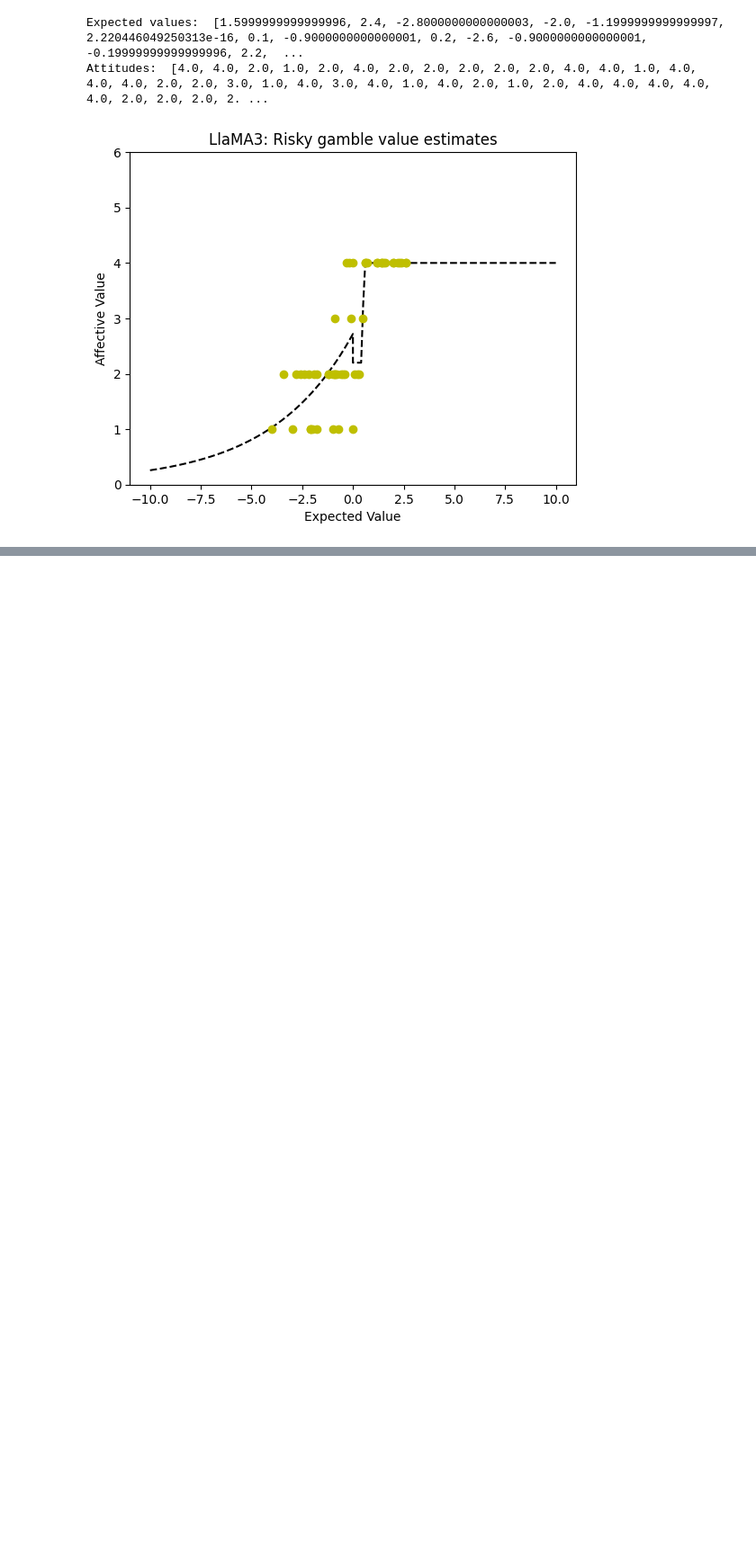
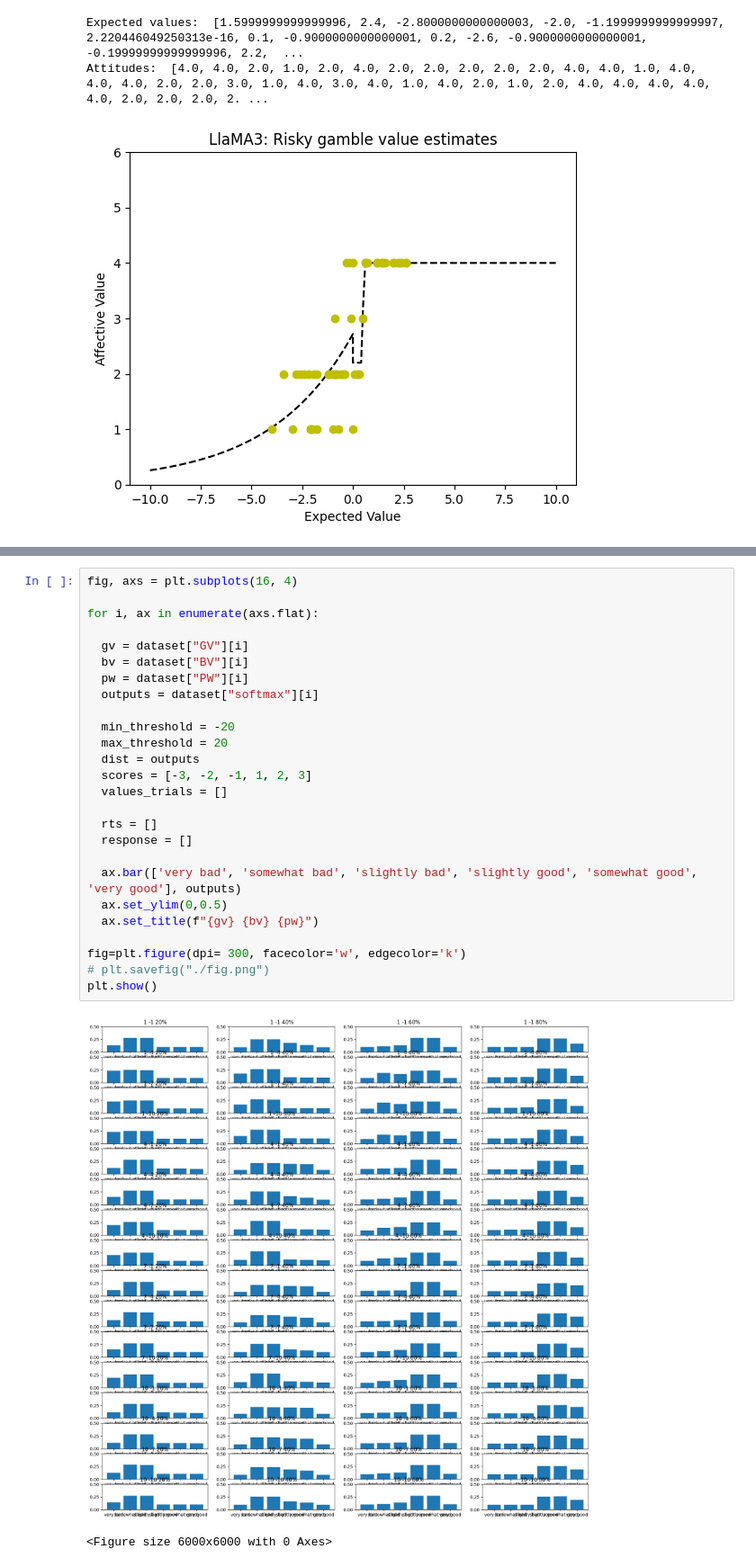
Before and after one commit to paulstillman/minordia, a Jupyter notebook: examples/gambles_logits.ipynb, the cells around one changed output, grey strips where cells are left out. Shown at 90% size. Drawn from its saved outputs; the diff is of its cells as text; blank space fills up the shorter version.

```diff
--- a/examples/gambles_logits.ipynb
+++ b/examples/gambles_logits.ipynb
@@ -187,0 +570,29 @@ d
+# %%
+fig, axs = plt.subplots(16, 4)
+
+for i, ax in enumerate(axs.flat):
+
+  gv = dataset["GV"][i]
+  bv = dataset["BV"][i]
+  pw = dataset["PW"][i]
+  outputs = dataset["softmax"][i]
+
+  min_threshold = -20
+  max_threshold = 20
+  dist = outputs
+  scores = [-3, -2, -1, 1, 2, 3]
+  values_trials = []
+
+  rts = []
+  response = []
+
+  ax.bar(['very bad', 'somewhat bad', 'slightly bad', 'slightly good', 'somewhat good', 'very good'], outputs)
+  ax.set_ylim(0,0.5)
+  ax.set_title(f"{gv} {bv} {pw}")
+
+fig=plt.figure(dpi= 300, facecolor='w', edgecolor='k')
+# plt.savefig("./fig.png")
+plt.show()
+# %% [output]
+[figure, added]
+<Figure size 6000x6000 with 0 Axes>
```
Also changed, not shown: parts of 10 cells of this notebook, 2 other files.
